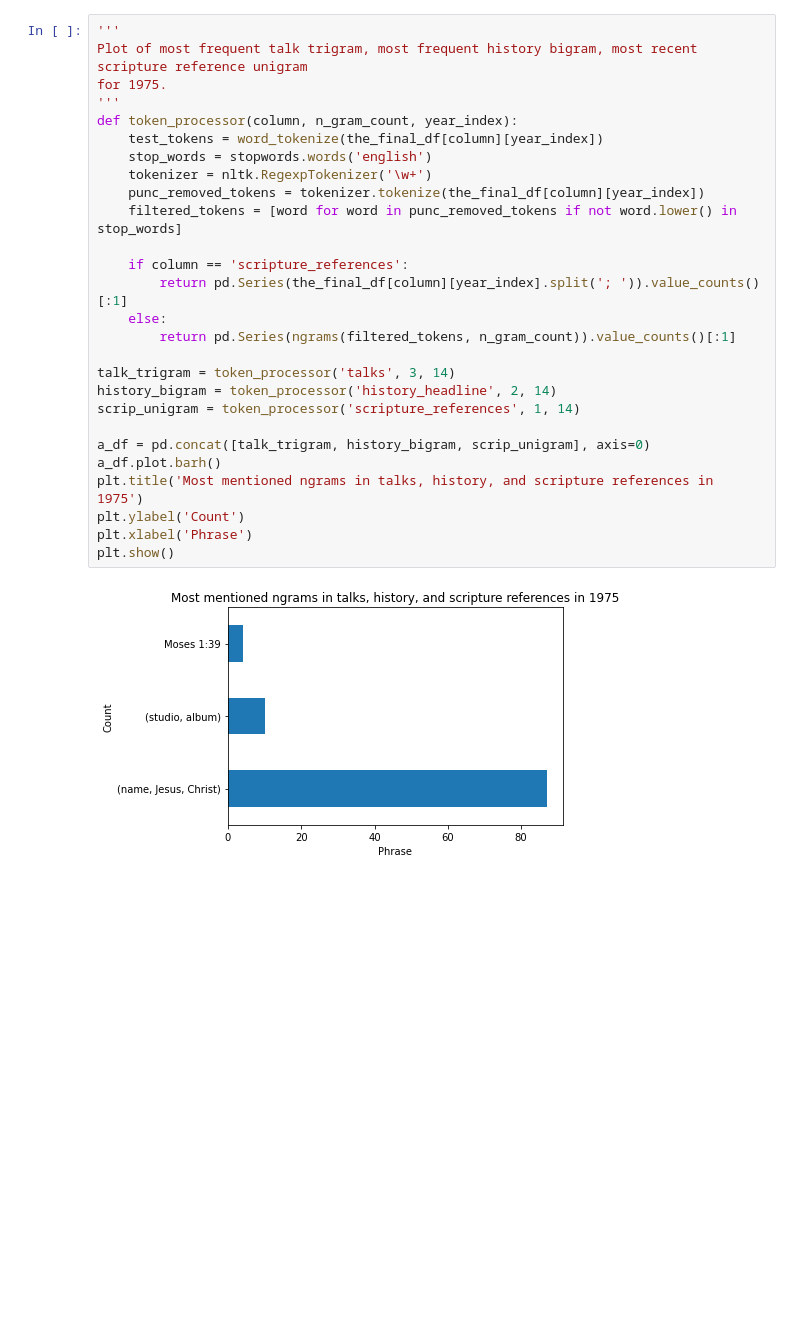
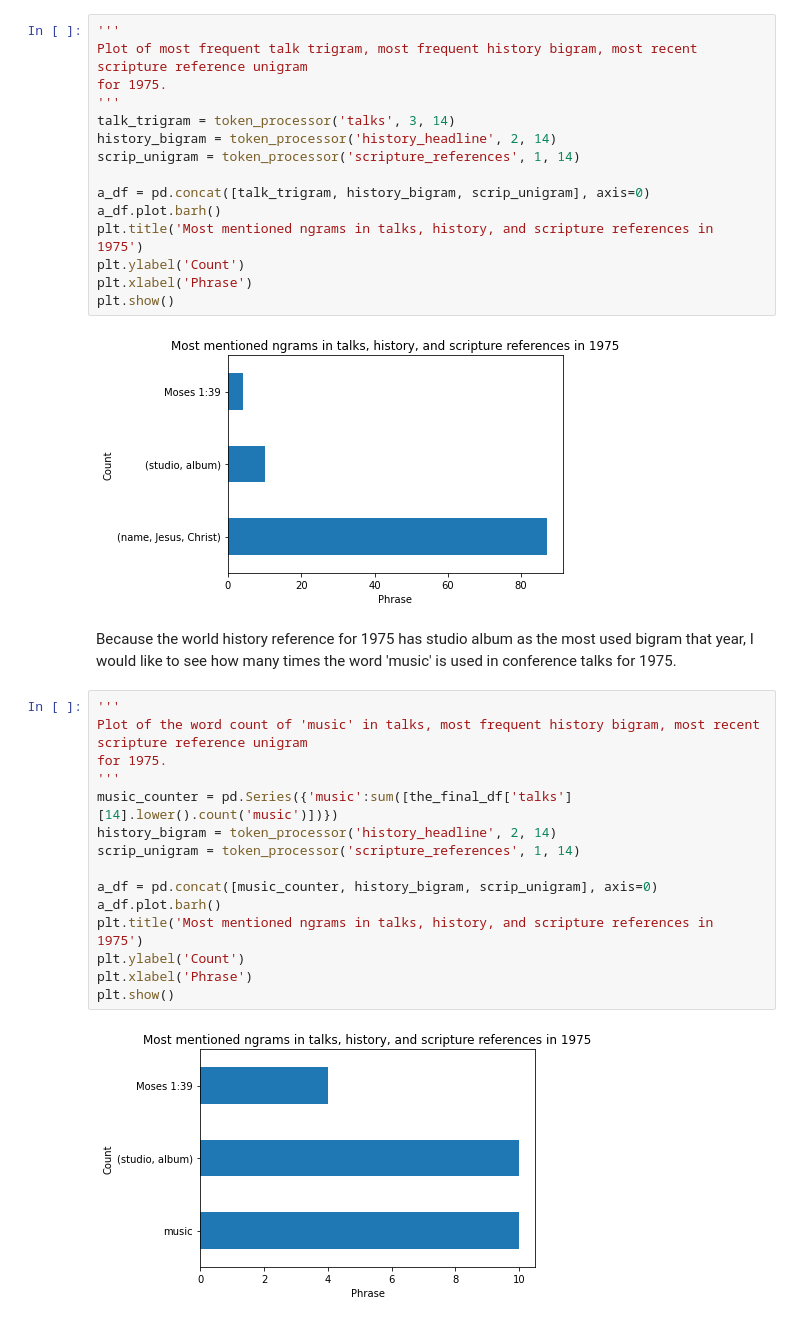
Before and after one commit to ramsey-king/DSC-540-Data-Preparation, a Jupyter notebook: Final-Project/Term Project Milestone 5.ipynb, the cells around one changed output. Drawn from its saved outputs; the diff is of its cells as text; blank space fills up the shorter version.

```diff
--- a/Final-Project/Term Project Milestone 5.ipynb
+++ b/Final-Project/Term Project Milestone 5.ipynb
@@ -201,18 +194,6 @@ plt.show()
 Plot of most frequent talk trigram, most frequent history bigram, most recent scripture reference unigram
 for 1975.
 '''
-def token_processor(column, n_gram_count, year_index):
-    test_tokens = word_tokenize(the_final_df[column][year_index])
-    stop_words = stopwords.words('english')
-    tokenizer = nltk.RegexpTokenizer('\w+')
-    punc_removed_tokens = tokenizer.tokenize(the_final_df[column][year_index])
-    filtered_tokens = [word for word in punc_removed_tokens if not word.lower() in stop_words]
-
-    if column == 'scripture_references':
-        return pd.Series(the_final_df[column][year_index].split('; ')).value_counts()[:1]
-    else:
-        return pd.Series(ngrams(filtered_tokens, n_gram_count)).value_counts()[:1]
-
 talk_trigram = token_processor('talks', 3, 14)
 history_bigram = token_processor('history_headline', 2, 14)
 scrip_unigram = token_processor('scripture_references', 1, 14)
@@ -225,6 +206,26 @@ plt.xlabel('Phrase')
 plt.show()
 # %% [output]
 [figure]
+# %% [markdown]
+Because the world history reference for 1975 has studio album as the most used bigram that year, I would like to see
+how many times the word 'music' is used in conference talks for 1975.
+# %%
+'''
+Plot of the word count of 'music' in talks, most frequent history bigram, most recent scripture reference unigram
+for 1975.
+'''
+music_counter = pd.Series({'music':sum([the_final_df['talks'][14].lower().count('music')])})
+history_bigram = token_processor('history_headline', 2, 14)
+scrip_unigram = token_processor('scripture_references', 1, 14)
+
+a_df = pd.concat([music_counter, history_bigram, scrip_unigram], axis=0)
+a_df.plot.barh()
+plt.title('Most mentioned ngrams in talks, history, and scripture references in 1975')
+plt.ylabel('Count')
+plt.xlabel('Phrase')
+plt.show()
+# %% [output]
+[figure, added]
 # %%
 '''
 Plot of most frequent talk trigram, most frequent history bigram, most recent scripture reference unigram
```
Also changed, not shown: parts of 19 cells of this notebook, 2 other files.
